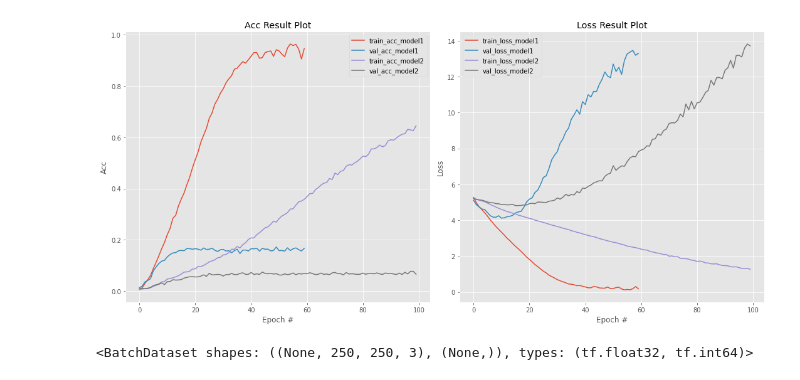
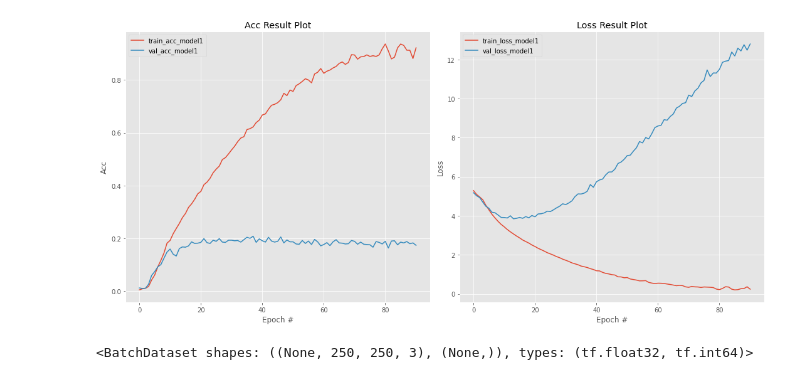
Before and after one commit to EnAH7pbh/project_pembelajaran_mesin_2018-198, a Jupyter notebook: GoogleColab/trainBirdsModel.ipynb, the cells around one changed output. Drawn from its saved outputs; the diff is of its cells as text; code cells hidden in the pictures.

```diff
--- a/GoogleColab/trainBirdsModel.ipynb
+++ b/GoogleColab/trainBirdsModel.ipynb
@@ -3,7 +3,7 @@
 # %%
 import tensorflow_datasets as tfds
 
-splits = ['train', 'test[:50%]', 'test[50%:]']
+splits = ['train', 'test[:17%]', 'test[1%:]']
 splits, info = tfds.load('CaltechBirds2011', split=splits, shuffle_files=True, with_info=True)
 (train_examples, validation_examples, test_examples) = splits
 train_len = len(list(train_examples))
@@ -58,13 +58,13 @@ test_batches = test_examples.map(format_image).batch(BATCH_SIZE)
 model1 = tf.keras.models.Sequential([
     tf.keras.layers.Conv2D(16, (3,3), activation='relu', input_shape=(250, 250, 3)),
     tf.keras.layers.MaxPooling2D((2,2)),
-    tf.keras.layers.Conv2D(32, (3,3), activation='relu'),
+    tf.keras.layers.Conv2D(32, (3,3), activation='relu', padding='same'),
     tf.keras.layers.MaxPooling2D((2,2)),
-    tf.keras.layers.Conv2D(64, (3,3), activation='relu'),
+    tf.keras.layers.Conv2D(64, (3,3), activation='relu', padding='same'),
     tf.keras.layers.MaxPooling2D((2,2)),
-    tf.keras.layers.GlobalMaxPool2D(),
+    tf.keras.layers.GlobalMaxPooling2D(),
     tf.keras.layers.Flatten(),
-    tf.keras.layers.Dense(512, activation='relu'),
+    tf.keras.layers.Dense(128, activation='relu'),
     tf.keras.layers.Dense(200, activation='softmax')
 ])
 model1.summary()
@@ -102,7 +102,7 @@ model1.compile(optimizer=Adam(learning_rate=0.001),
               metrics=['acc'])
 # %%
 H1 = model1.fit(train_batches,
-                epochs=100,
+                epochs=200,
                 validation_data=validation_batches,
                 callbacks=[callbacksEarlyStopping, CallbackAccuracy()])
 # %% [output]
@@ -185,26 +126,22 @@ Epoch 100/100
 # %%
 %matplotlib inline
 
 import matplotlib.pyplot as plt
 import numpy as np
 
 plt.style.use("ggplot")
 fig, axes = plt.subplots(nrows=1, ncols=2, figsize=(15, 7))
-axes[0].plot(np.arange(0, 60), H1.history["acc"], label="train_acc_model1")
-axes[0].plot(np.arange(0, 60), H1.history["val_acc"], label="val_acc_model1")
-axes[0].plot(np.arange(0, 100), H2.history["acc"], label="train_acc_model2")
-axes[0].plot(np.arange(0, 100), H2.history["val_acc"], label="val_acc_model2")
+axes[0].plot(np.arange(0, len(H1.history["acc"])), H1.history["acc"], label="train_acc_model1")
+axes[0].plot(np.arange(0, len(H1.history["val_acc"])), H1.history["val_acc"], label="val_acc_model1")
 axes[0].legend()
-axes[1].plot(np.arange(0, 60), H1.history["loss"], label="train_loss_model1")
-axes[1].plot(np.arange(0, 60), H1.history["val_loss"], label="val_loss_model1")
-axes[1].plot(np.arange(0, 100), H2.history["loss"], label="train_loss_model2")
-axes[1].plot(np.arange(0, 100), H2.history["val_loss"], label="val_loss_model2")
+axes[1].plot(np.arange(0, len(H1.history["loss"])), H1.history["loss"], label="train_loss_model1")
+axes[1].plot(np.arange(0, len(H1.history["val_loss"])), H1.history["val_loss"], label="val_loss_model1")
 axes[1].legend()
 plt.setp(axes[0],title='Acc Result Plot', xlabel="Epoch #", ylabel="Acc")
 plt.setp(axes[1],title='Loss Result Plot', xlabel="Epoch #", ylabel="Loss")
 fig.tight_layout()
 # %% [output]
-[figure, old version]
+[figure, new version]
 # %%
 print(test_batches)
 # %% [output]
```
Also changed, not shown: parts of 11 cells of this notebook.
